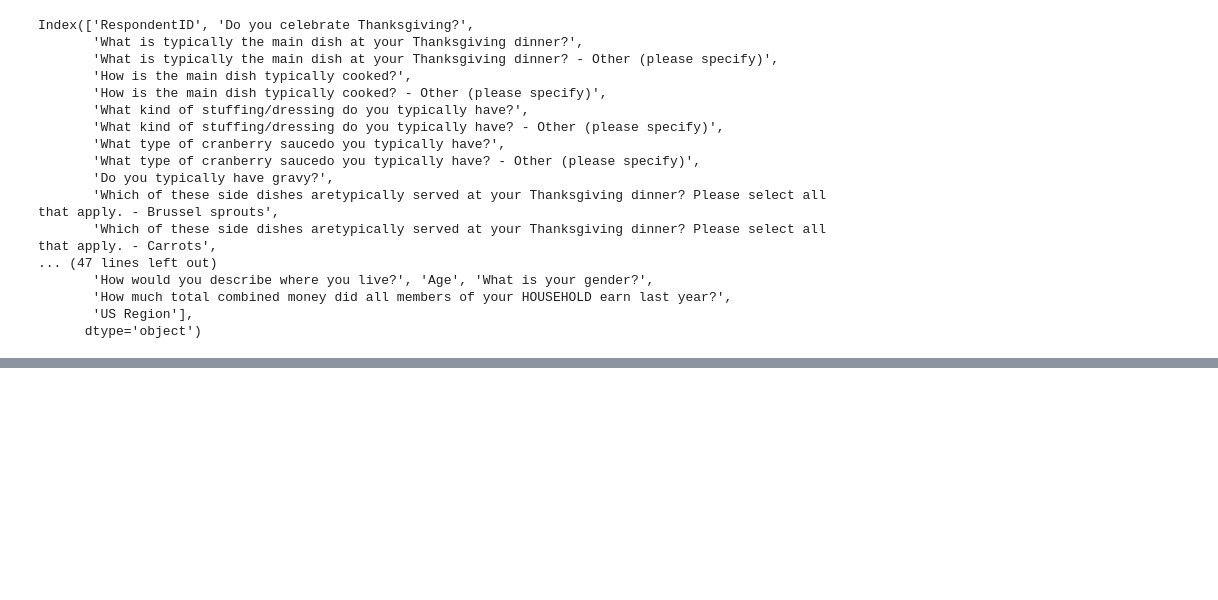
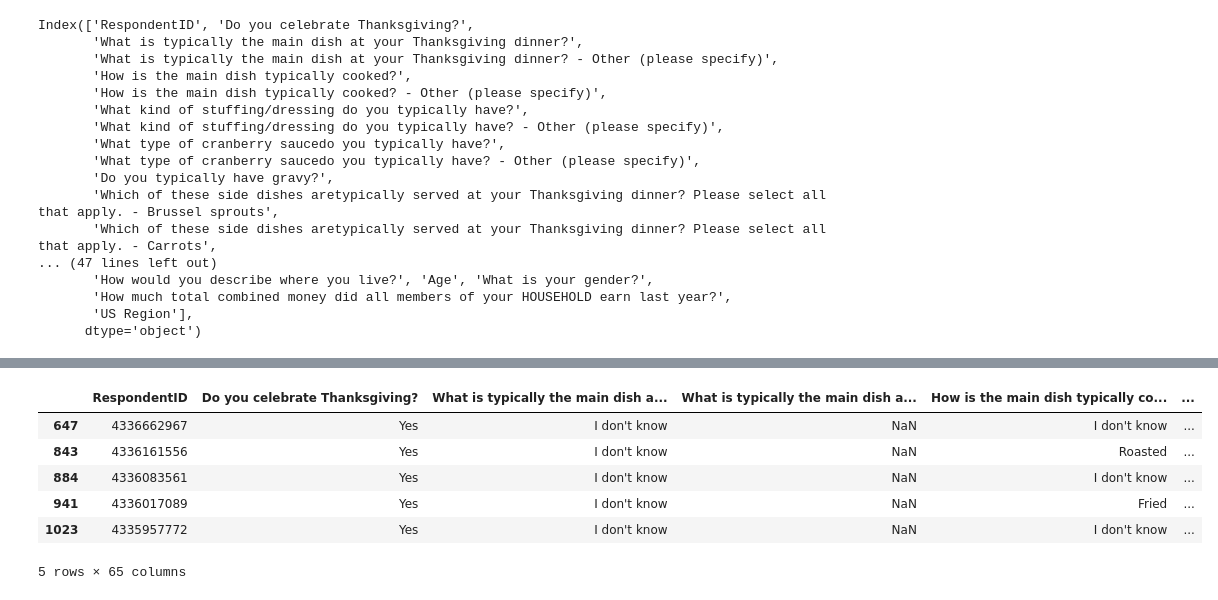
Before and after one commit to annintech-cmyk/data-cleaning-from-scrach-numpy-pandas, a Jupyter notebook: filter.ipynb, the cells around one changed output, grey strips where cells are left out. Cells and saved outputs as stored; diff of their text form; code cells hidden in the pictures; blank space fills up the shorter version.

```diff
--- a/filter.ipynb
+++ b/filter.ipynb
@@ -30,0 +68,11 @@ Index(['RespondentID', 'Do you celebrate Thanksgiving?',
+# %%
+data = data[data["What is typically the main dish at your Thanksgiving dinner?"] == "I don't know"]
+data
+# %% [output]
+|  | RespondentID | Do you celebrate Thanksgiving? | What is typically the main dish a... | What is typically the main dish a... | How is the main dish typically co... | ... |
+| 647 | 4336662967 | Yes | I don't know | NaN | I don't know | ... |
+| 843 | 4336161556 | Yes | I don't know | NaN | Roasted | ... |
+| 884 | 4336083561 | Yes | I don't know | NaN | I don't know | ... |
+| 941 | 4336017089 | Yes | I don't know | NaN | Fried | ... |
+| 1023 | 4335957772 | Yes | I don't know | NaN | I don't know | ... |
+5 rows × 65 columns
```
Also changed, not shown: parts of 15 cells of this notebook, 2 other files.
